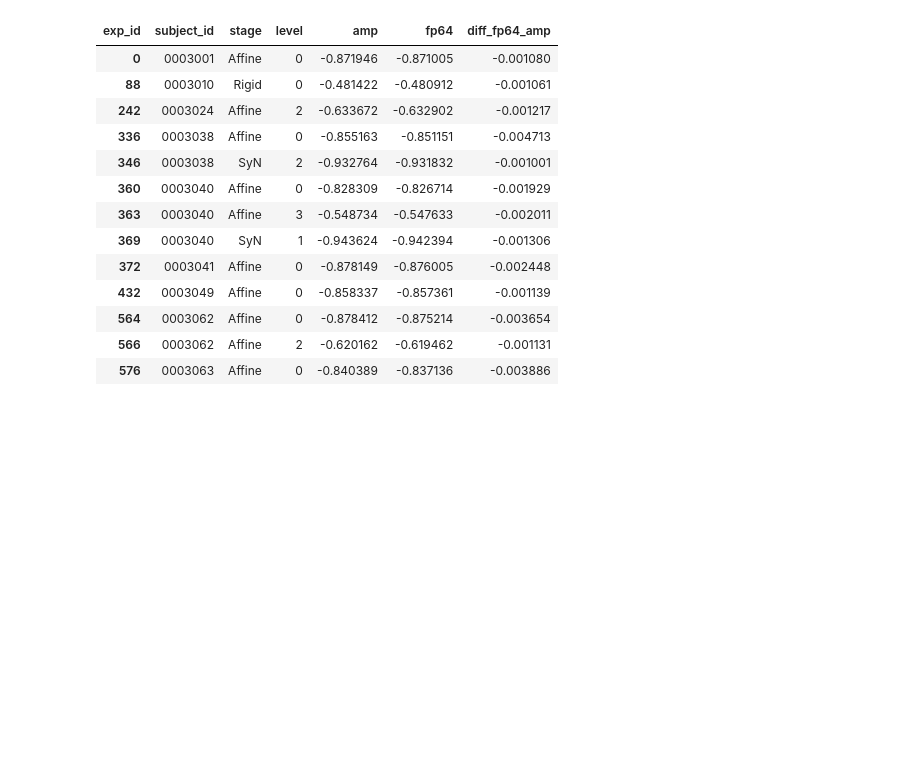
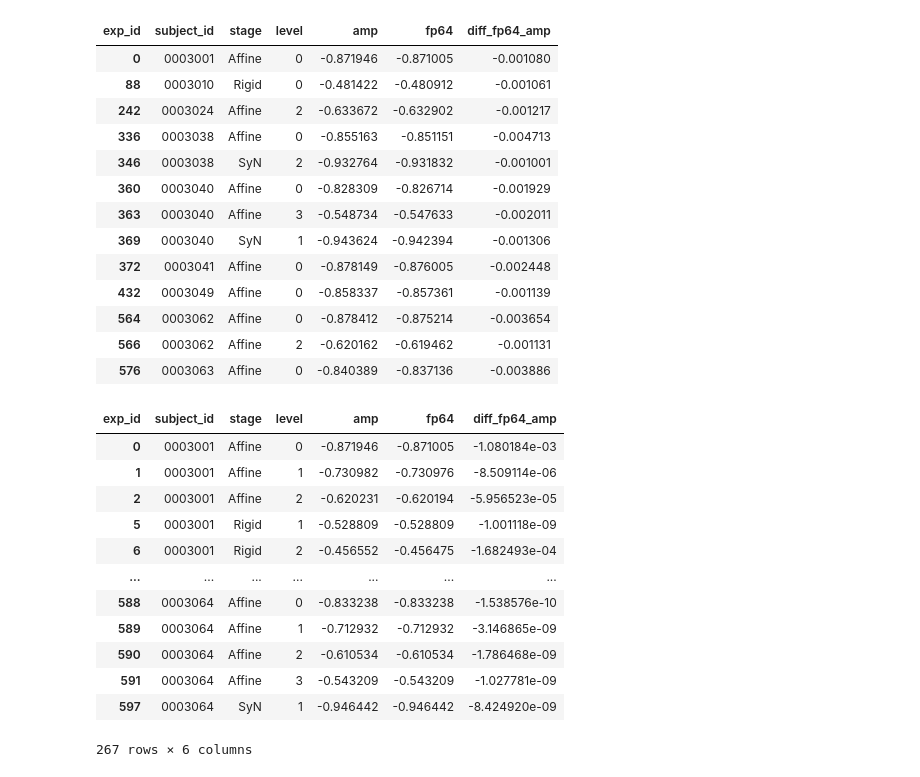
Before and after one commit to mathdugre/DynoMP, a Jupyter notebook: viz.ipynb, the cells around one changed output. Cells and saved outputs as stored; diff of their text form; code cells hidden in the pictures; blank space fills up the shorter version.

```diff
--- a/viz.ipynb
+++ b/viz.ipynb
@@ -593,3 +613,19 @@ plot_rel_diff(
     title="Relative Difference in Metric Value (AMP vs. FP64)",
     out_file=FIG_DIR / "rel_diff_fp64_amp.png",
 )
+# %%
+df_pivot[df_pivot["diff_fp64_amp"] < 0]
+# %% [output]
+| exp_id | subject_id | stage | level | amp | fp64 | diff_fp64_amp |
+| 0 | 0003001 | Affine | 0 | -0.871946 | -0.871005 | -1.080184e-03 |
+| 1 | 0003001 | Affine | 1 | -0.730982 | -0.730976 | -8.509114e-06 |
+| 2 | 0003001 | Affine | 2 | -0.620231 | -0.620194 | -5.956523e-05 |
+| 5 | 0003001 | Rigid | 1 | -0.528809 | -0.528809 | -1.001118e-09 |
+| 6 | 0003001 | Rigid | 2 | -0.456552 | -0.456475 | -1.682493e-04 |
+| ... | ... | ... | ... | ... | ... | ... |
+| 588 | 0003064 | Affine | 0 | -0.833238 | -0.833238 | -1.538576e-10 |
+| 589 | 0003064 | Affine | 1 | -0.712932 | -0.712932 | -3.146865e-09 |
+| 590 | 0003064 | Affine | 2 | -0.610534 | -0.610534 | -1.786468e-09 |
+| 591 | 0003064 | Affine | 3 | -0.543209 | -0.543209 | -1.027781e-09 |
+| 597 | 0003064 | SyN | 1 | -0.946442 | -0.946442 | -8.424920e-09 |
+267 rows × 6 columns
```
Also changed, not shown: parts of 6 cells of this notebook, 17 other files.
